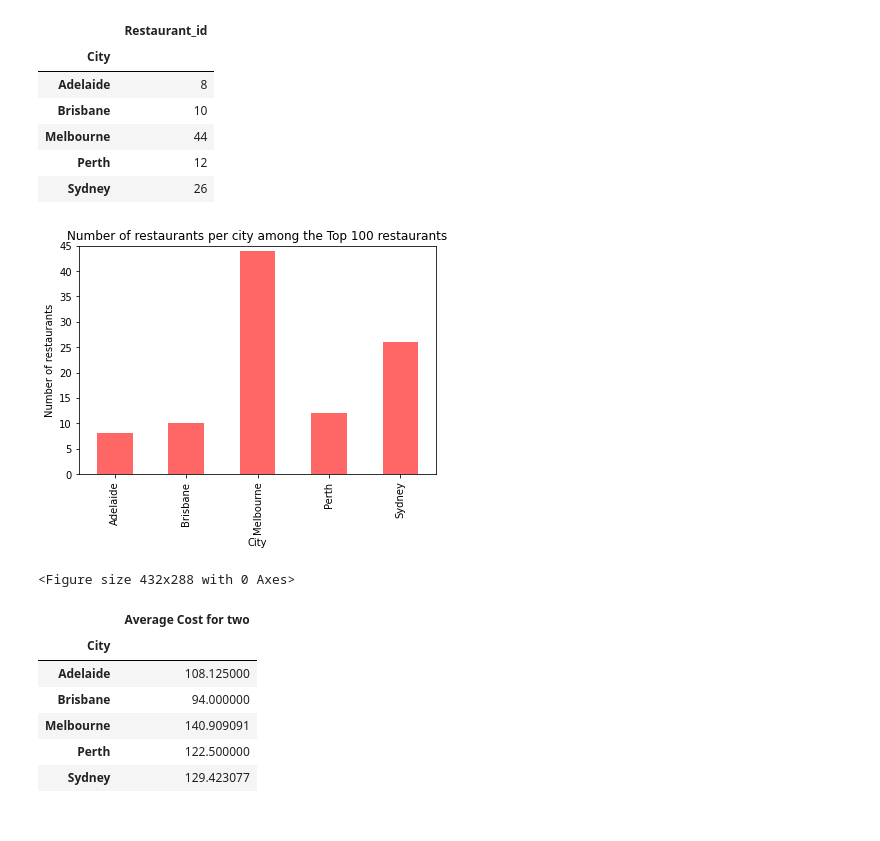
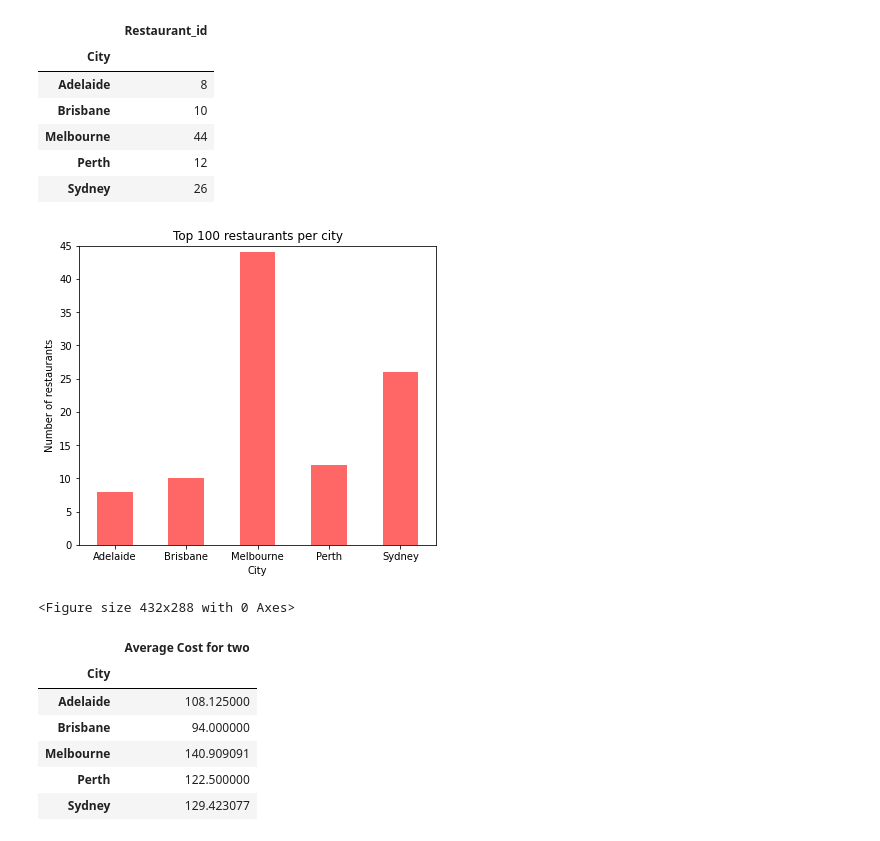
Before and after one commit to ashdrayton/Zomato-Restaurants-Reviews, a Jupyter notebook: Babette/Analysis_Babette_Top_100_Restaurants.ipynb, the cells around one changed output. Cells and saved outputs as stored; diff of their text form; code cells hidden in the pictures.

Commit message:
Babette latest
Skeleton PPt
4 notebooks
images

```diff
--- a/Babette/Analysis_Babette.ipynb
+++ b/Babette/Analysis_Babette_Top_100_Restaurants.ipynb
@@ -40,17 +40,19 @@ city_df
 # %%
 #Plotting the top 100 restaurants with a bar graph
 #Plotting the bar chart:
-city_df.plot(kind="bar", facecolor="red", alpha=0.6, figsize=(6.4,4.2), legend = None)
+city_df.plot(kind="bar", facecolor="red", alpha=0.6,rot=0, figsize=(6.4,5.5), legend = None)
 # Set textual properties
-plt.title("Number of restaurants per city among the Top 100 restaurants")
+plt.title("Top 100 restaurants per city")
 plt.ylabel("Number of restaurants")
 plt.xlim(-0.5,len(city_df)-0.5)
 plt.ylim(0,45)
+#Save image
+plt.savefig('images/Number of restaurants per city among the Top 100 restaurants.png')
 # Show plot
 plt.show()
 plt.tight_layout()
 # %% [output]
-[figure, old version]
+[figure, new version]
 <Figure size 432x288 with 0 Axes>
 # %%
 #Calculation of the average cost and user-rating per city
```
Also changed, not shown: parts of 3 cells of this notebook, 14 other files.
